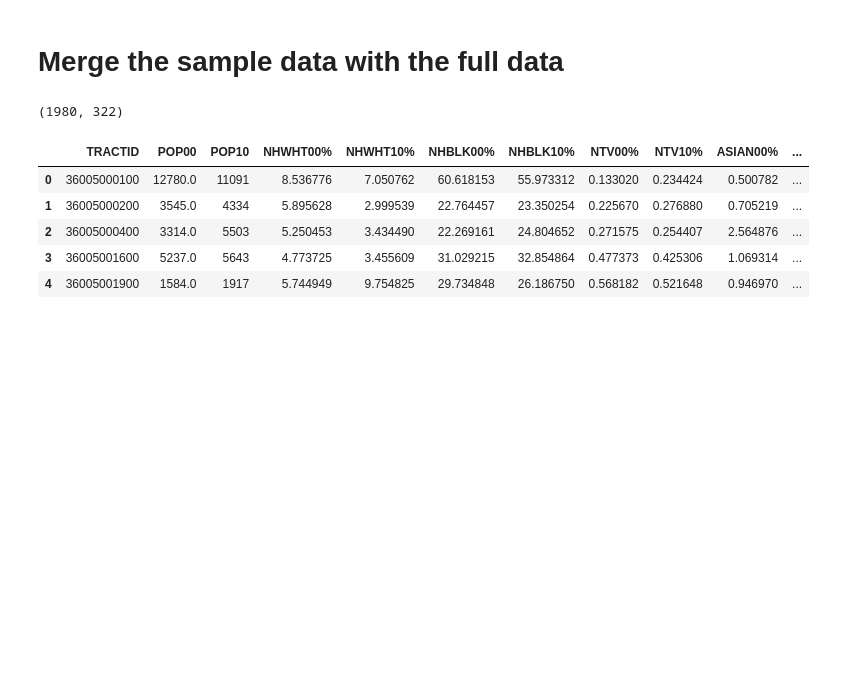
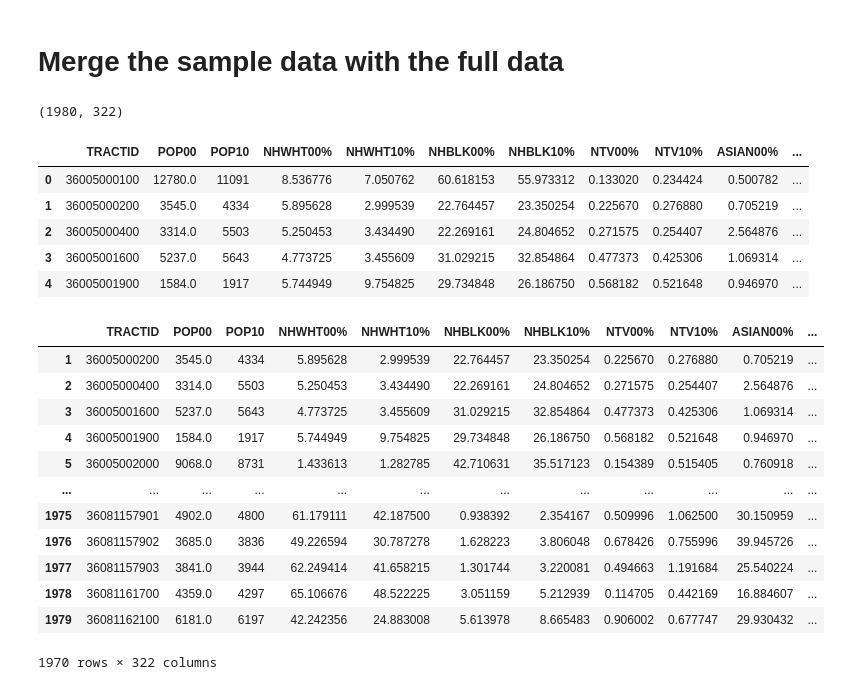
Before and after one commit to ptorres001/cluster_gentrification_new_york, a Jupyter notebook: LTDB_data.ipynb, the cells around one changed output. Saved outputs shown, nothing was run; the diff lists cells and outputs as text; code cells hidden in the pictures; blank space fills up the shorter version.

```diff
--- a/LTDB_data.ipynb
+++ b/LTDB_data.ipynb
@@ -1081,5 +1086,21 @@ nyc_full.head()
 | 2 | 36005000400 | 3314.0 | 5503 | 5.250453 | 3.434490 | 22.269161 | 24.804652 | 0.271575 | 0.254407 | 2.564876 | ... |
 | 3 | 36005001600 | 5237.0 | 5643 | 4.773725 | 3.455609 | 31.029215 | 32.854864 | 0.477373 | 0.425306 | 1.069314 | ... |
 | 4 | 36005001900 | 1584.0 | 1917 | 5.744949 | 9.754825 | 29.734848 | 26.186750 | 0.568182 | 0.521648 | 0.946970 | ... |
+# %%
+nyc_full[nyc_full['MRENT12']>299]
+# %% [output]
+|  | TRACTID | POP00 | POP10 | NHWHT00% | NHWHT10% | NHBLK00% | NHBLK10% | NTV00% | NTV10% | ASIAN00% | ... |
+| 1 | 36005000200 | 3545.0 | 4334 | 5.895628 | 2.999539 | 22.764457 | 23.350254 | 0.225670 | 0.276880 | 0.705219 | ... |
+| 2 | 36005000400 | 3314.0 | 5503 | 5.250453 | 3.434490 | 22.269161 | 24.804652 | 0.271575 | 0.254407 | 2.564876 | ... |
+| 3 | 36005001600 | 5237.0 | 5643 | 4.773725 | 3.455609 | 31.029215 | 32.854864 | 0.477373 | 0.425306 | 1.069314 | ... |
+| 4 | 36005001900 | 1584.0 | 1917 | 5.744949 | 9.754825 | 29.734848 | 26.186750 | 0.568182 | 0.521648 | 0.946970 | ... |
+| 5 | 36005002000 | 9068.0 | 8731 | 1.433613 | 1.282785 | 42.710631 | 35.517123 | 0.154389 | 0.515405 | 0.760918 | ... |
+| ... | ... | ... | ... | ... | ... | ... | ... | ... | ... | ... | ... |
+| 1975 | 36081157901 | 4902.0 | 4800 | 61.179111 | 42.187500 | 0.938392 | 2.354167 | 0.509996 | 1.062500 | 30.150959 | ... |
+| 1976 | 36081157902 | 3685.0 | 3836 | 49.226594 | 30.787278 | 1.628223 | 3.806048 | 0.678426 | 0.755996 | 39.945726 | ... |
+| 1977 | 36081157903 | 3841.0 | 3944 | 62.249414 | 41.658215 | 1.301744 | 3.220081 | 0.494663 | 1.191684 | 25.540224 | ... |
+| 1978 | 36081161700 | 4359.0 | 4297 | 65.106676 | 48.522225 | 3.051159 | 5.212939 | 0.114705 | 0.442169 | 16.884607 | ... |
+| 1979 | 36081162100 | 6181.0 | 6197 | 42.242356 | 24.883008 | 5.613978 | 8.665483 | 0.906002 | 0.677747 | 29.930432 | ... |
+1970 rows × 322 columns
 # %%
 nyc_full.to_pickle('PKL/nyc_full.pkl')
```
Also changed, not shown: parts of 4 cells of this notebook.
